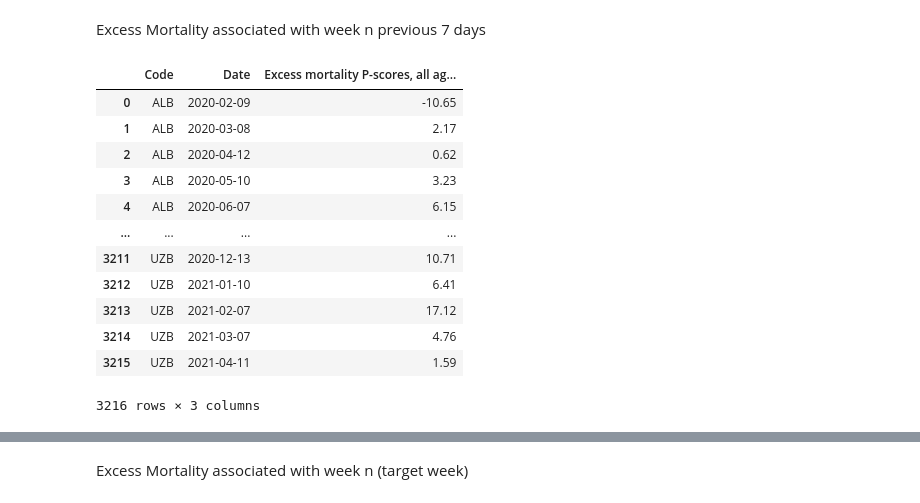
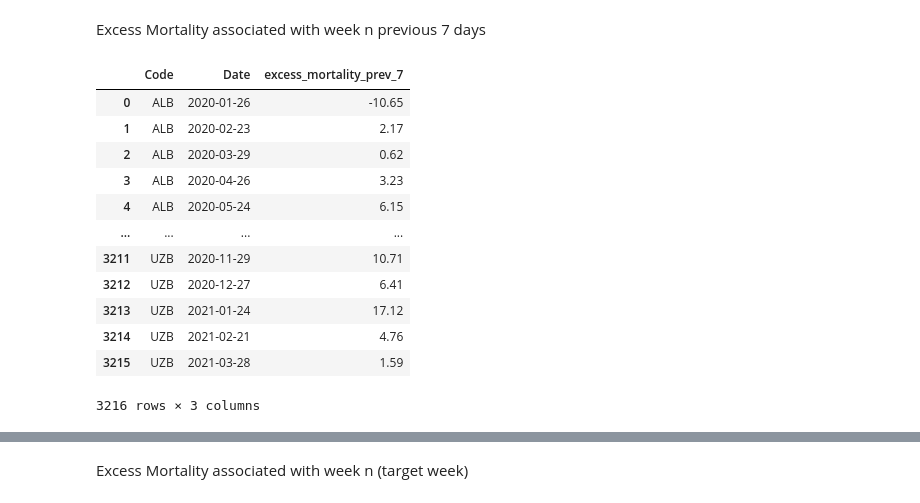
Before and after one commit to lucasbotellaroca/Covid-19_Reproduction_Rate_Estimator, a Jupyter notebook: data_cleaning.ipynb, the cells around one changed output, grey strips where cells are left out. Drawn from its saved outputs; the diff is of its cells as text; code cells hidden in the pictures.

```diff
--- a/data_cleaning.ipynb
+++ b/data_cleaning.ipynb
@@ -756,23 +695,23 @@ df_merge
 Excess Mortality associated with week n previous 7 days
 # %%
 df_excess_mortality_prev=read_csv_file('1tJBHRAMU_xPLljHaotn4rxeYP5JCkb9j','excess-mortality-p-scores',0)
-df_excess_mortality_prev['Date'] = pd.to_datetime(df_excess_mortality_prev['Day']) + pd.to_timedelta(7, unit='d')
+df_excess_mortality_prev['Date'] = pd.to_datetime(df_excess_mortality_prev['Day']) - pd.to_timedelta(7, unit='d')
 df_excess_mortality_prev = df_excess_mortality_prev.groupby(['Code', pd.Grouper(key='Date', freq='W-SUN')]).mean().reset_index()
-df_excess_mortality_prev.columns=['Code', 'Date', 'Excess mortality P-scores, all ages Prev 7 days']
+df_excess_mortality_prev.columns=['Code', 'Date', 'excess_mortality_prev_7']
 df_excess_mortality_prev
 # %% [output]
-|  | Code | Date | Excess mortality P-scores, all ag... |
-| 0 | ALB | 2020-02-09 | -10.65 |
-| 1 | ALB | 2020-03-08 | 2.17 |
-| 2 | ALB | 2020-04-12 | 0.62 |
-| 3 | ALB | 2020-05-10 | 3.23 |
-| 4 | ALB | 2020-06-07 | 6.15 |
+|  | Code | Date | excess_mortality_prev_7 |
+| 0 | ALB | 2020-01-26 | -10.65 |
+| 1 | ALB | 2020-02-23 | 2.17 |
+| 2 | ALB | 2020-03-29 | 0.62 |
+| 3 | ALB | 2020-04-26 | 3.23 |
+| 4 | ALB | 2020-05-24 | 6.15 |
 | ... | ... | ... | ... |
-| 3211 | UZB | 2020-12-13 | 10.71 |
-| 3212 | UZB | 2021-01-10 | 6.41 |
-| 3213 | UZB | 2021-02-07 | 17.12 |
-| 3214 | UZB | 2021-03-07 | 4.76 |
-| 3215 | UZB | 2021-04-11 | 1.59 |
+| 3211 | UZB | 2020-11-29 | 10.71 |
+| 3212 | UZB | 2020-12-27 | 6.41 |
+| 3213 | UZB | 2021-01-24 | 17.12 |
+| 3214 | UZB | 2021-02-21 | 4.76 |
+| 3215 | UZB | 2021-03-28 | 1.59 |
 3216 rows × 3 columns
 # %%
 df_merge = pd.merge(df_merge, df_excess_mortality_prev, on=["Code", "Date"], how="left")
```
Also changed, not shown: parts of 31 cells of this notebook.
